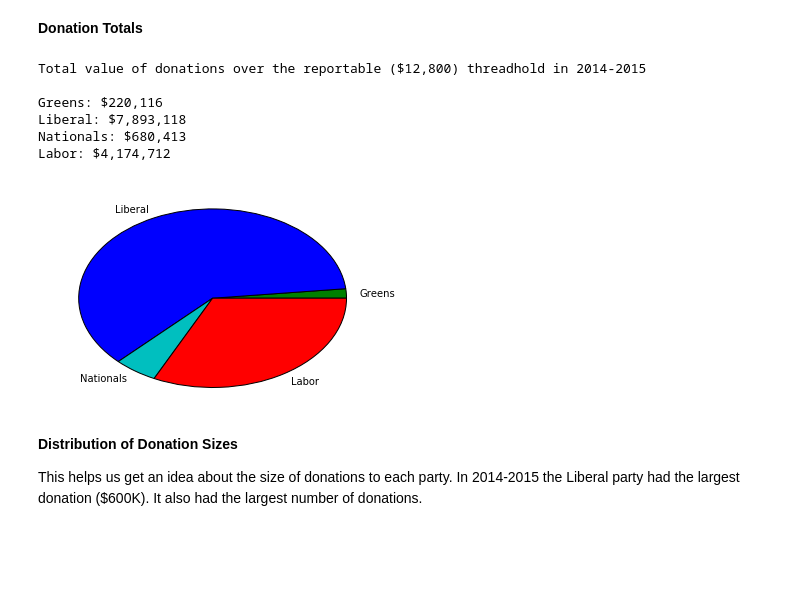
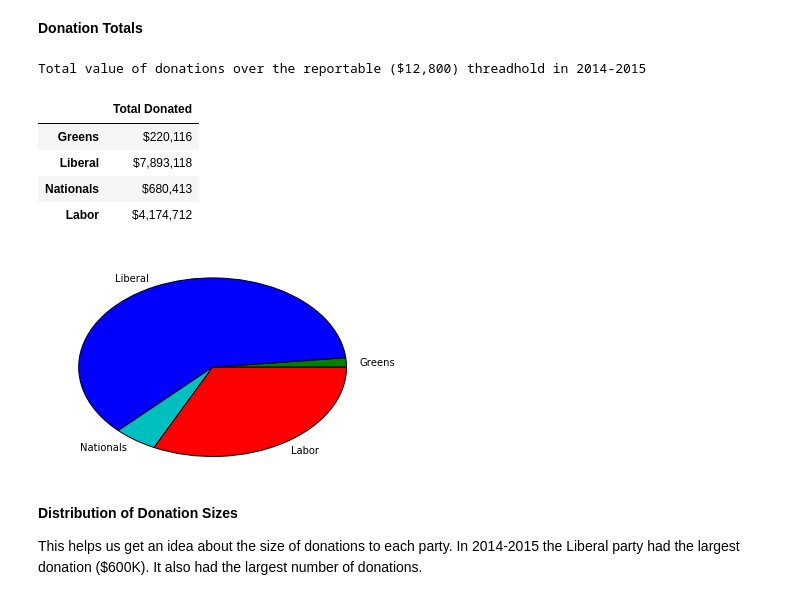
Before and after one commit to adamjoshuagray/Australian-Political-Donations, a Jupyter notebook: Donations 2014-2015.ipynb, the cells around one changed output. Drawn from its saved outputs; the diff is of its cells as text; code cells hidden in the pictures; blank space fills up the shorter version.

```diff
--- a/Donations 2014-2015.ipynb
+++ b/Donations 2014-2015.ipynb
@@ -37,20 +41,16 @@ __Donation Totals__
 # %%
 print('Total value of donations over the reportable ($12,800) threadhold in 2014-2015')
 print('')
-totals = []
-for party, dons in donations.items():
-    total = int(dons['AmountPaid'].sum())
-    print('{:s}: ${:,d}'.format(party, total))
-    totals.append(total)
-
+totals = list(map(lambda v: v['AmountPaid'].sum(), donations.values()))
+display(pd.DataFrame(totals, donations.keys(), columns=['Total Donated']))
 ax = plt.pie(totals, labels=list(donations.keys()), colors=('g', 'b', 'c', 'r'))
 # %% [output]
 Total value of donations over the reportable ($12,800) threadhold in 2014-2015
-
-Greens: $220,116
-Liberal: $7,893,118
-Nationals: $680,413
-Labor: $4,174,712
+|  | Total Donated |
+| Greens | $220,116 |
+| Liberal | $7,893,118 |
+| Nationals | $680,413 |
+| Labor | $4,174,712 |
 [figure]
 # %% [markdown]
 __Distribution of Donation Sizes__
```
Also changed, not shown: parts of 6 cells of this notebook.
